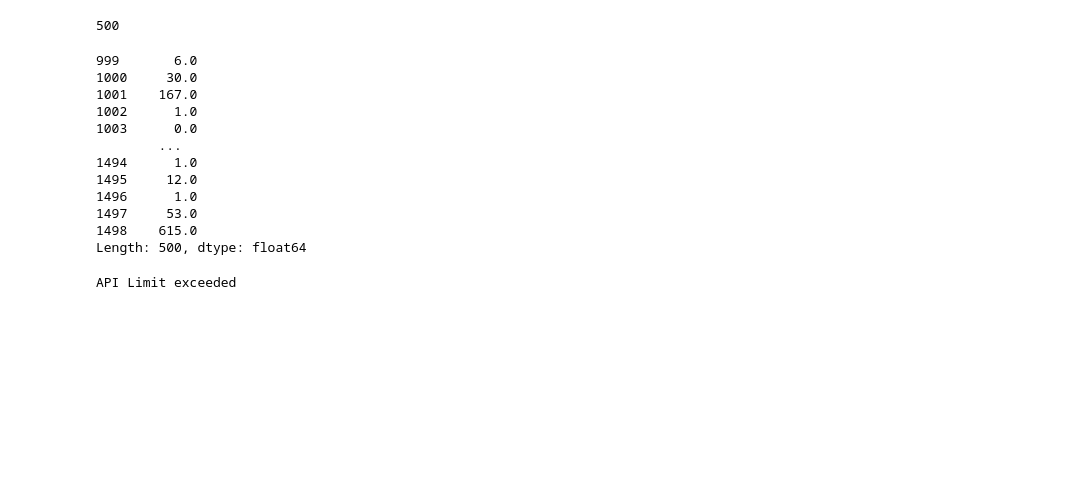
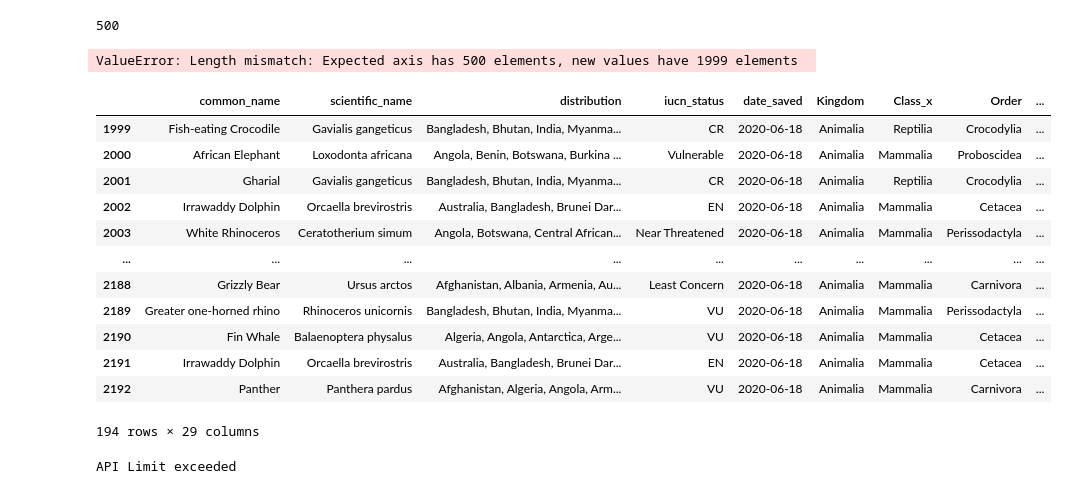
Before and after one commit to redalisa/thesis, a Jupyter notebook: Decode-URL-sharecount.ipynb, the cells around one changed output. Cells and saved outputs as stored; diff of their text form; code cells hidden in the pictures; blank space fills up the shorter version.

Commit message:
4th retrieval of sharecount done

```diff
--- a/Decode-URL-sharecount.ipynb
+++ b/Decode-URL-sharecount.ipynb
@@ -117,7 +117,7 @@ for url in rz['url'][1499:1999]:
        # print(url, details)
         #rz.drop(rz.loc[rz.url == url].index, inplace = True)
 # %%
-frst = pd.read_csv("csv/urls_df_1499.csv", sep = ";")
+frst = pd.read_csv("csv/urls_df_1999.csv", sep = ";")
 # %%
 frst.head()
 # %% [output]
@@ -133,20 +133,25 @@ len(sharecount)
 # %% [output]
 500
 # %%
-pd.Series(sharecount).set_axis(range(1499, 1999))
+pd.Series(sharecount).set_axis(range(1999, ))
 # %% [output]
-999       6.0
-1000     30.0
-1001    167.0
-1002      1.0
-1003      0.0
-        ...
-1494      1.0
-1495     12.0
-1496      1.0
-1497     53.0
-1498    615.0
-Length: 500, dtype: float64
+ValueError: Length mismatch: Expected axis has 500 elements, new values have 1999 elements
+# %%
+frst[1999:]
+# %% [output]
+|  | common_name | scientific_name | distribution | iucn_status | date_saved | Kingdom | Class_x | Order | ... |
+| 1999 | Fish-eating Crocodile | Gavialis gangeticus | Bangladesh, Bhutan, India, Myanma... | CR | 2020-06-18 | Animalia | Reptilia | Crocodylia | ... |
+| 2000 | African Elephant | Loxodonta africana | Angola, Benin, Botswana, Burkina ... | Vulnerable | 2020-06-18 | Animalia | Mammalia | Proboscidea | ... |
+| 2001 | Gharial | Gavialis gangeticus | Bangladesh, Bhutan, India, Myanma... | CR | 2020-06-18 | Animalia | Reptilia | Crocodylia | ... |
+| 2002 | Irrawaddy Dolphin | Orcaella brevirostris | Australia, Bangladesh, Brunei Dar... | EN | 2020-06-18 | Animalia | Mammalia | Cetacea | ... |
+| 2003 | White Rhinoceros | Ceratotherium simum | Angola, Botswana, Central African... | Near Threatened | 2020-06-18 | Animalia | Mammalia | Perissodactyla | ... |
+| ... | ... | ... | ... | ... | ... | ... | ... | ... | ... |
+| 2188 | Grizzly Bear | Ursus arctos | Afghanistan, Albania, Armenia, Au... | Least Concern | 2020-06-18 | Animalia | Mammalia | Carnivora | ... |
+| 2189 | Greater one-horned rhino | Rhinoceros unicornis | Bangladesh, Bhutan, India, Myanma... | VU | 2020-06-18 | Animalia | Mammalia | Perissodactyla | ... |
+| 2190 | Fin Whale | Balaenoptera physalus | Algeria, Angola, Antarctica, Arge... | VU | 2020-06-18 | Animalia | Mammalia | Cetacea | ... |
+| 2191 | Irrawaddy Dolphin | Orcaella brevirostris | Australia, Bangladesh, Brunei Dar... | EN | 2020-06-18 | Animalia | Mammalia | Cetacea | ... |
+| 2192 | Panther | Panthera pardus | Afghanistan, Algeria, Angola, Arm... | VU | 2020-06-18 | Animalia | Mammalia | Carnivora | ... |
+194 rows × 29 columns
 # %%
 frst['sharecount'].iloc[1499:1999].fillna(pd.Series(sharecount).set_axis(range(1499, 1999)), inplace = True)
 # %%
```
Also changed, not shown: parts of 2 cells of this notebook, 1 other file.
